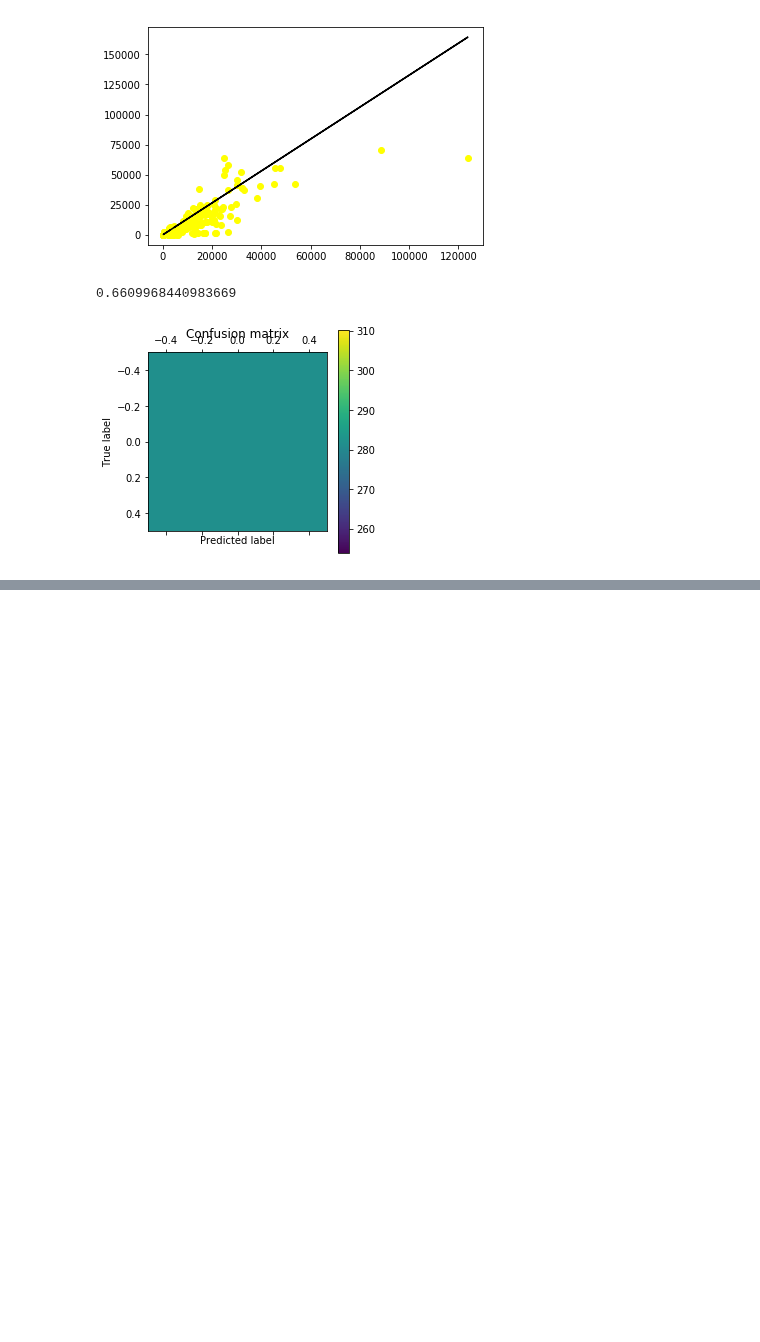
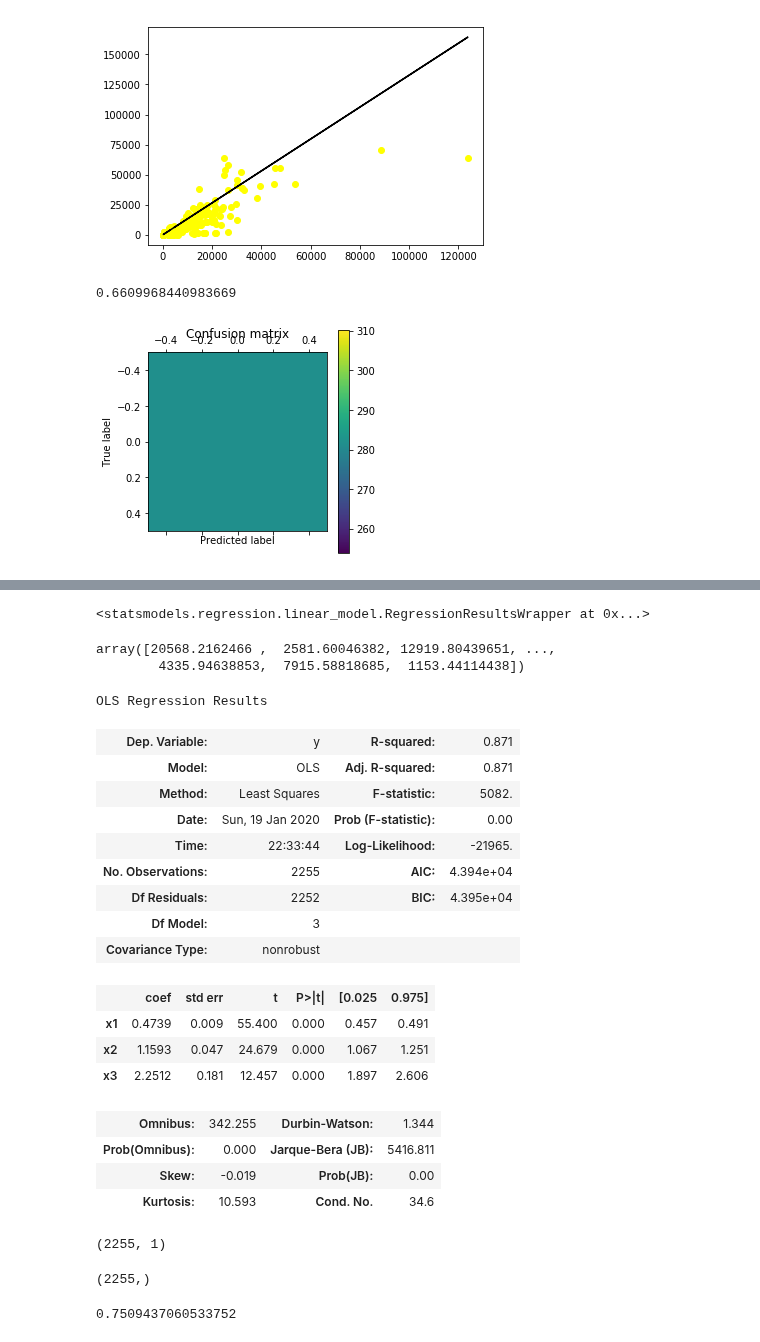
Before and after one commit to Reet1992/Feature_Engineering, a Jupyter notebook: Gun_statistics.ipynb, the cells around one changed output, grey strips where cells are left out. Drawn from its saved outputs; the diff is of its cells as text; code cells hidden in the pictures; blank space fills up the shorter version.

```diff
--- a/Gun_statistics.ipynb
+++ b/Gun_statistics.ipynb
@@ -169,0 +200,2 @@ plt.show()
+# %%
+X = X.drop(['redemption_handgun'], axis = 1)
@@ -169,0 +211,50 @@ plt.show()
+# %%
+X = X.values
+# %%
+y = y.values
+# %%
+model = sm.OLS(y, X).fit()
+# %%
+model
+# %% [output]
+<statsmodels.regression.linear_model.RegressionResultsWrapper at 0x...>
+# %%
+y_pred = model.predict(X)
+y_pred
+# %% [output]
+array([20568.2162466 ,  2581.60046382, 12919.80439651, ...,
+        4335.94638853,  7915.58818685,  1153.44114438])
+# %%
+model.summary()
+# %% [output]
+OLS Regression Results
+| Dep. Variable: | y | R-squared: | 0.871 |
+| Model: | OLS | Adj. R-squared: | 0.871 |
+| Method: | Least Squares | F-statistic: | 5082. |
+| Date: | Sun, 19 Jan 2020 | Prob (F-statistic): | 0.00 |
+| Time: | 22:33:44 | Log-Likelihood: | -21965. |
+| No. Observations: | 2255 | AIC: | 4.394e+04 |
+| Df Residuals: | 2252 | BIC: | 4.395e+04 |
+| Df Model: | 3 |  |  |
+| Covariance Type: | nonrobust |  |  |
+|  | coef | std err | t | P>|t| | [0.025 | 0.975] |
+| x1 | 0.4739 | 0.009 | 55.400 | 0.000 | 0.457 | 0.491 |
+| x2 | 1.1593 | 0.047 | 24.679 | 0.000 | 1.067 | 1.251 |
+| x3 | 2.2512 | 0.181 | 12.457 | 0.000 | 1.897 | 2.606 |
+| Omnibus: | 342.255 | Durbin-Watson: | 1.344 |
+| Prob(Omnibus): | 0.000 | Jarque-Bera (JB): | 5416.811 |
+| Skew: | -0.019 | Prob(JB): | 0.00 |
+| Kurtosis: | 10.593 | Cond. No. | 34.6 |
+# %%
+y.shape
+# %% [output]
+(2255, 1)
+# %%
+y_pred.shape
+# %% [output]
+(2255,)
+# %%
+accuracy = metrics.r2_score(y,y_pred)
+print(accuracy)
+# %% [output]
+0.7509437060533752
```
Also changed, not shown: parts of 9 cells of this notebook.
